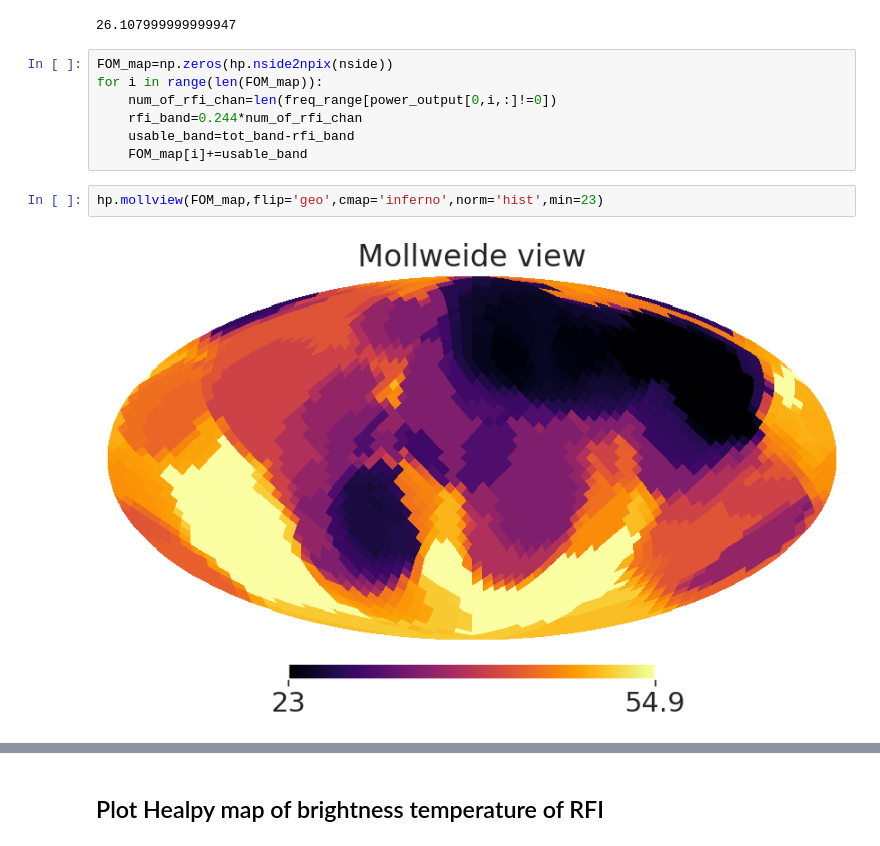
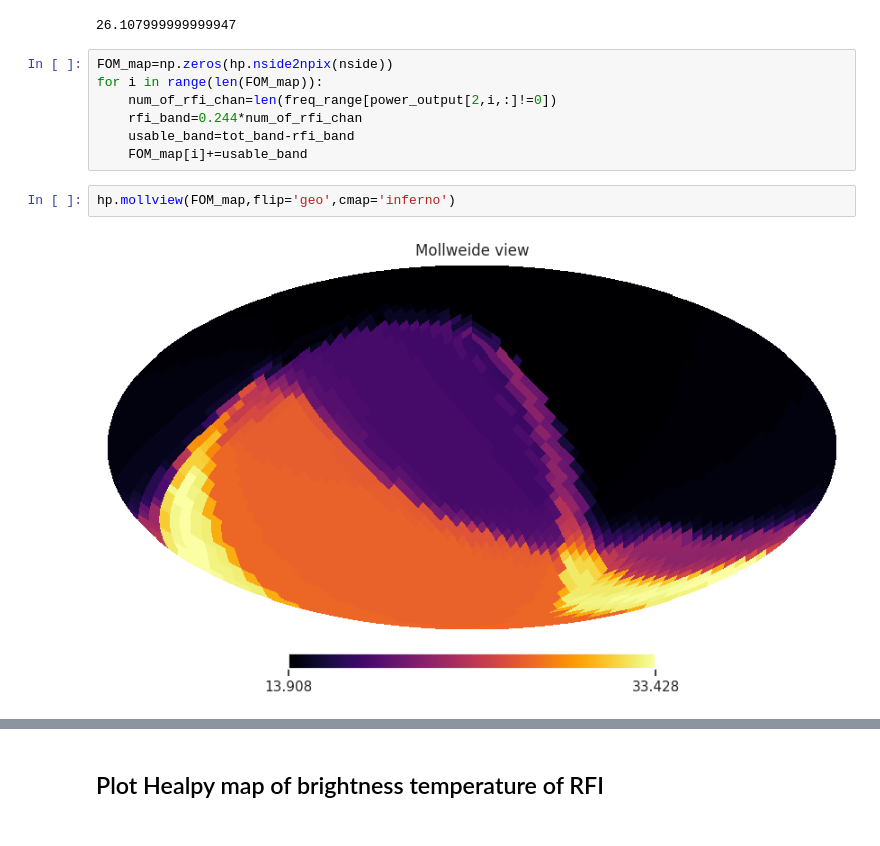
Before and after one commit to Bharatcs/rfi, a Jupyter notebook: Project/Clean version - Copy.ipynb, the cells around one changed output, grey strips where cells are left out. Drawn from its saved outputs; the diff is of its cells as text.

```diff
--- a/Project/Clean version - Copy.ipynb
+++ b/Project/Clean version - Copy.ipynb
@@ -406,17 +410,17 @@ FOM
 #FOM=55(Pacific Ocean at 400 km (Tokyo) 55
 # %% [output]
 26.107999999999947
-# %%
-FOM_map=np.zeros(hp.nside2npix(nside))
-for i in range(len(FOM_map)):
-	num_of_rfi_chan=len(freq_range[power_output[0,i,:]!=0])
-	rfi_band=0.244*num_of_rfi_chan
-	usable_band=tot_band-rfi_band
-	FOM_map[i]+=usable_band
-# %%
-hp.mollview(FOM_map,flip='geo',cmap='inferno',norm='hist',min=23)
-# %% [output]
-[figure, removed]
+# %%
+FOM_map=np.zeros(hp.nside2npix(nside))
+for i in range(len(FOM_map)):
+	num_of_rfi_chan=len(freq_range[power_output[2,i,:]!=0])
+	rfi_band=0.244*num_of_rfi_chan
+	usable_band=tot_band-rfi_band
+	FOM_map[i]+=usable_band
+# %%
+hp.mollview(FOM_map,flip='geo',cmap='inferno')
+# %% [output]
+[figure, added]
 # %%
 sns.set_style("darkgrid")
 sns.set(rc={"xtick.bottom": True, "ytick.left": True,
```
Also changed, not shown: parts of 10 cells of this notebook, 4 other files.
